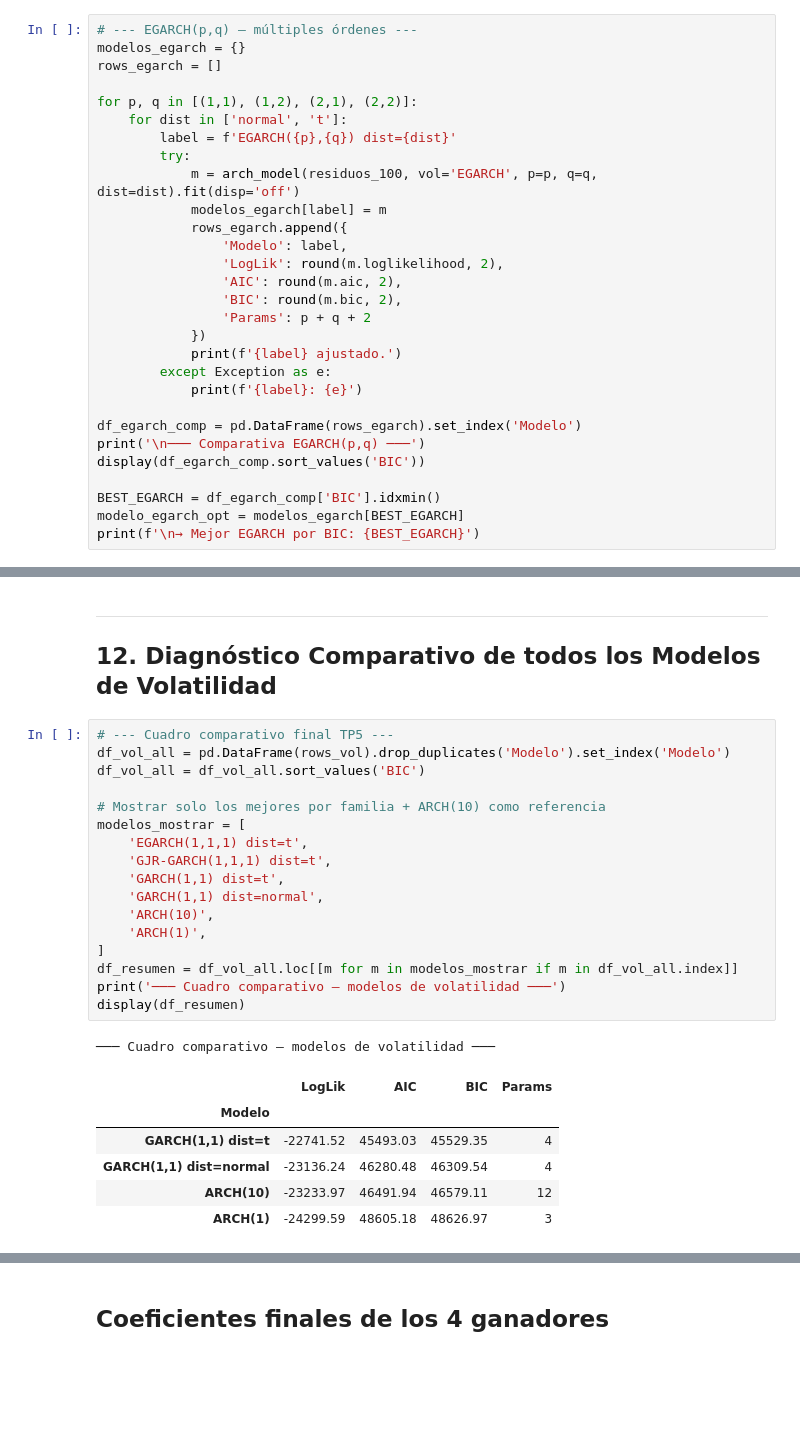
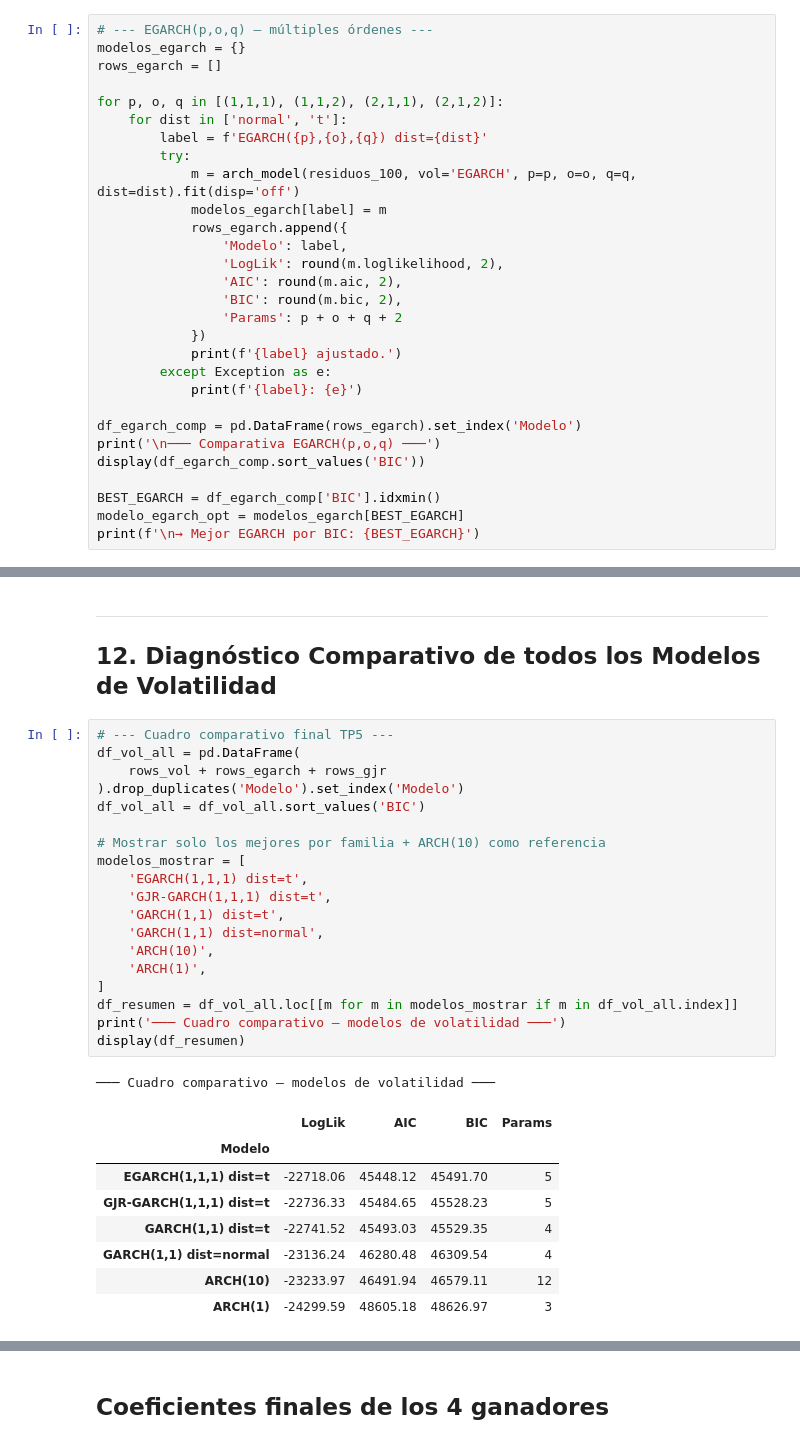
Before and after one commit to flopyromero/Proyecto-petr-leo-WTI-, a Jupyter notebook: tp4_tp5_wti.ipynb, the cells around one changed output, grey strips where cells are left out. Drawn from its saved outputs; the diff is of its cells as text; blank space fills up the shorter version.

```diff
--- a/tp4_tp5_wti.ipynb
+++ b/tp4_tp5_wti.ipynb
@@ -1145,29 +1139,29 @@ $$\ln\sigma_t^2 = \omega + \sum_{i=1}^p \alpha_i(|\varepsilon_{t-i}| - E|\vareps
 El coeficiente $\gamma$ captura la **asimetría**: rentabilidades negativas tienden a
 tener mayor impacto en los mercados → se espera $\gamma < 0$.
 # %%
-# --- EGARCH(p,q) — múltiples órdenes ---
+# --- EGARCH(p,o,q) — múltiples órdenes ---
 modelos_egarch = {}
 rows_egarch = []
 
-for p, q in [(1,1), (1,2), (2,1), (2,2)]:
+for p, o, q in [(1,1,1), (1,1,2), (2,1,1), (2,1,2)]:
     for dist in ['normal', 't']:
-        label = f'EGARCH({p},{q}) dist={dist}'
+        label = f'EGARCH({p},{o},{q}) dist={dist}'
         try:
-            m = arch_model(residuos_100, vol='EGARCH', p=p, q=q, dist=dist).fit(disp='off')
+            m = arch_model(residuos_100, vol='EGARCH', p=p, o=o, q=q, dist=dist).fit(disp='off')
             modelos_egarch[label] = m
             rows_egarch.append({
                 'Modelo': label,
                 'LogLik': round(m.loglikelihood, 2),
                 'AIC': round(m.aic, 2),
                 'BIC': round(m.bic, 2),
-                'Params': p + q + 2
+                'Params': p + o + q + 2
             })
             print(f'{label} ajustado.')
         except Exception as e:
             print(f'{label}: {e}')
 
 df_egarch_comp = pd.DataFrame(rows_egarch).set_index('Modelo')
-print('\n─── Comparativa EGARCH(p,q) ───')
+print('\n─── Comparativa EGARCH(p,o,q) ───')
 display(df_egarch_comp.sort_values('BIC'))
 
 BEST_EGARCH = df_egarch_comp['BIC'].idxmin()
@@ -1261,25 +1255,29 @@ GJR-GARCH(2,1,2) dist=t ajustado.
 ## 12. Diagnóstico Comparativo de todos los Modelos de Volatilidad
 # %%
 # --- Cuadro comparativo final TP5 ---
-df_vol_all = pd.DataFrame(rows_vol).drop_duplicates('Modelo').set_index('Modelo')
+df_vol_all = pd.DataFrame(
+    rows_vol + rows_egarch + rows_gjr
+).drop_duplicates('Modelo').set_index('Modelo')
 df_vol_all = df_vol_all.sort_values('BIC')
 
 # Mostrar solo los mejores por familia + ARCH(10) como referencia
 modelos_mostrar = [
     'EGARCH(1,1,1) dist=t',
     'GJR-GARCH(1,1,1) dist=t',
     'GARCH(1,1) dist=t',
     'GARCH(1,1) dist=normal',
     'ARCH(10)',
     'ARCH(1)',
 ]
 df_resumen = df_vol_all.loc[[m for m in modelos_mostrar if m in df_vol_all.index]]
 print('─── Cuadro comparativo — modelos de volatilidad ───')
 display(df_resumen)
 # %% [output]
 ─── Cuadro comparativo — modelos de volatilidad ───
 |  | LogLik | AIC | BIC | Params |
 | Modelo |  |  |  |  |
+| EGARCH(1,1,1) dist=t | -22718.06 | 45448.12 | 45491.70 | 5 |
+| GJR-GARCH(1,1,1) dist=t | -22736.33 | 45484.65 | 45528.23 | 5 |
 | GARCH(1,1) dist=t | -22741.52 | 45493.03 | 45529.35 | 4 |
 | GARCH(1,1) dist=normal | -23136.24 | 46280.48 | 46309.54 | 4 |
 | ARCH(10) | -23233.97 | 46491.94 | 46579.11 | 12 |
```
Also changed, not shown: parts of 13 cells of this notebook.
